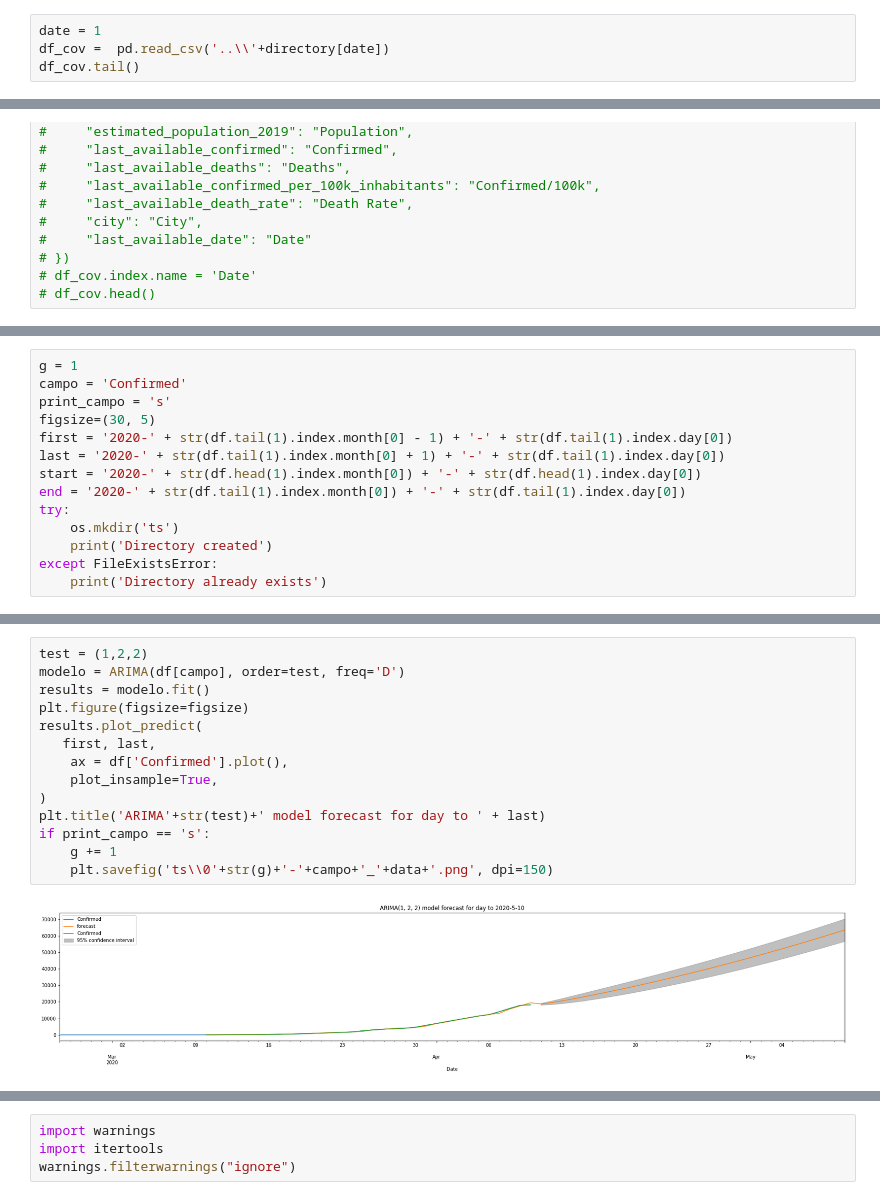
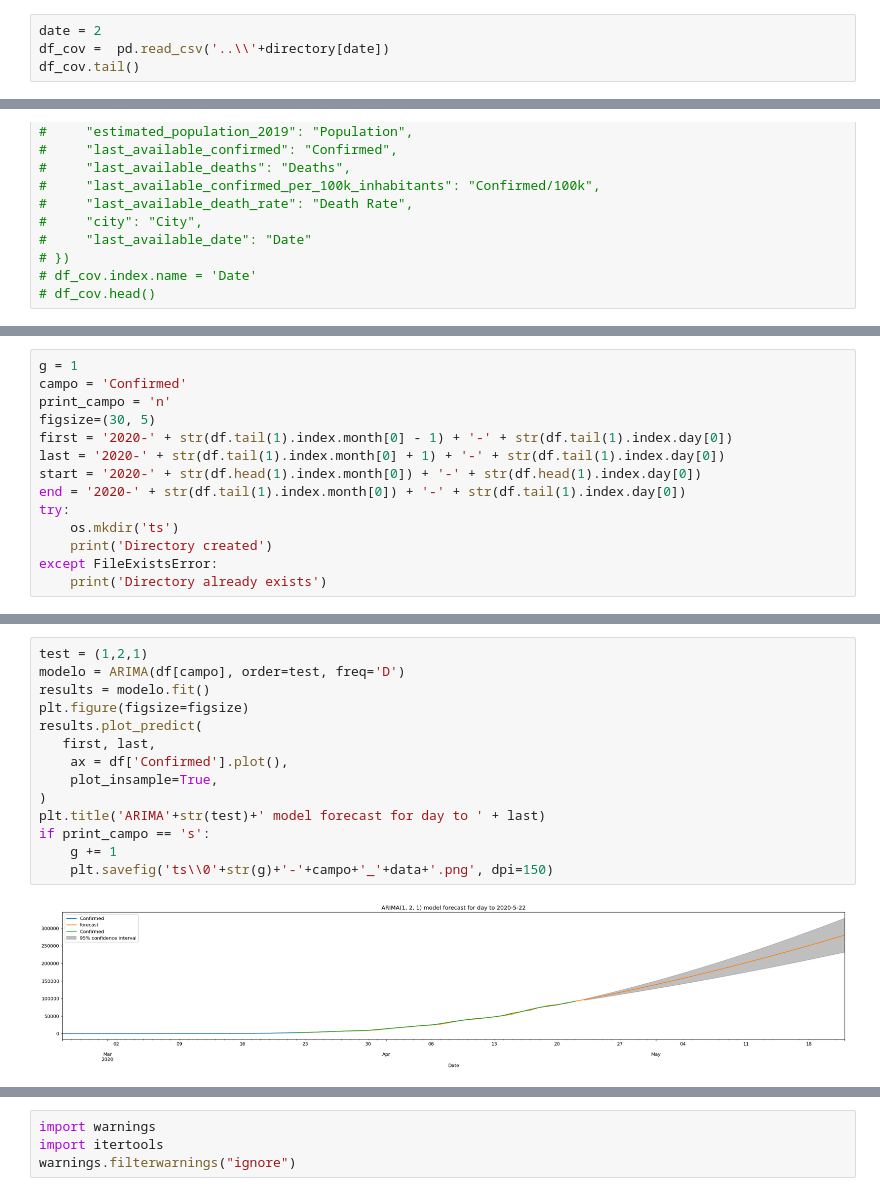
Before and after one commit to gfsilveira/covid, a Jupyter notebook: 02-Covid19-MunicipiosBR_TS.ipynb, the cells around one changed output, grey strips where cells are left out. Cells and saved outputs as stored; diff of their text form.

```diff
--- a/02-Covid19-MunicipiosBR_TS.ipynb
+++ b/02-Covid19-MunicipiosBR_TS.ipynb
@@ -39,5 +43,5 @@ printLis(directory)
 # %%
-date = 1
+date = 2
 df_cov =  pd.read_csv('..\\'+directory[date])
 df_cov.tail()
 # %% [output]
@@ -134,7 +138,7 @@ memory usage: 1.4 KB
 # %%
 g = 1
 campo = 'Confirmed'
-print_campo = 's'
+print_campo = 'n'
 figsize=(30, 5)
 first = '2020-' + str(df.tail(1).index.month[0] - 1) + '-' + str(df.tail(1).index.day[0])
 last = '2020-' + str(df.tail(1).index.month[0] + 1) + '-' + str(df.tail(1).index.day[0])
@@ -273,19 +315,19 @@ ma.L2.D2.Confirmed     1.0000      0.115      8.672      0.000       0.774
 # %%
-test = (1,2,2)
+test = (1,2,1)
 modelo = ARIMA(df[campo], order=test, freq='D')
 results = modelo.fit()
 plt.figure(figsize=figsize)
 results.plot_predict(
    first, last,
     ax = df['Confirmed'].plot(),
     plot_insample=True,
 )
 plt.title('ARIMA'+str(test)+' model forecast for day to ' + last)
 if print_campo == 's':
     g += 1
     plt.savefig('ts\\0'+str(g)+'-'+campo+'_'+data+'.png', dpi=150)
 # %% [output]
-[figure, old version]
+[figure, new version]
 # %%
 results.summary()
 # %% [output]
```
Also changed, not shown: parts of 23 cells of this notebook.
